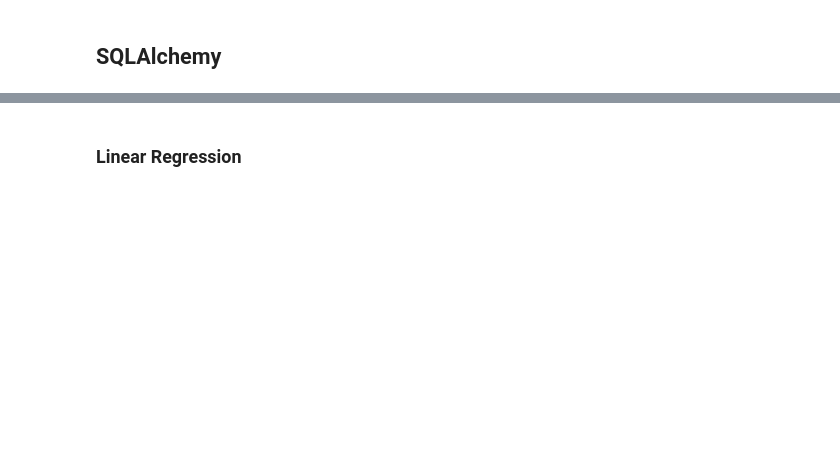
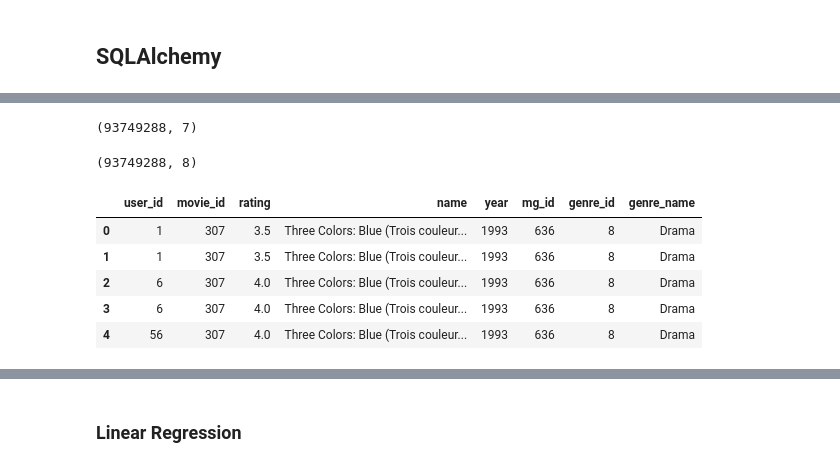
Before and after one commit to HelyxM/Final-Project, a Jupyter notebook: movies_ML_Analysis.ipynb, the cells around one changed output, grey strips where cells are left out. Drawn from its saved outputs; the diff is of its cells as text; code cells hidden in the pictures; blank space fills up the shorter version.

```diff
--- a/movies_ML_Analysis.ipynb
+++ b/movies_ML_Analysis.ipynb
@@ -176,5 +182,0 @@ genres_df.to_csv('Resources/genres.csv', sep ='\t', index=False,header=True)
-# %%
-# Loading data
-file_path = Path("Resources/ratings_clean.csv")
-ratings_df = pd.read_csv(file_path)
-ratings_df.head()
@@ -187 +216,20 @@ movies_ratings_df.to_csv('Resources/Movie_Ratings.csv', sep ='\t', index=False,h
+# %%
+movies_ratings_mvgenres_df.shape
+# %% [output]
+(93749288, 7)
+# %%
+movies_ratings_genres_df = movies_ratings_mvgenres_df.merge(genres_df, left_on = "genre_id", right_on = "genre_id")
+
+movies_ratings_genres_df.shape
+# %% [output]
+(93749288, 8)
+# %%
+movies_ratings_genres_df.head()
+# %% [output]
+|  | user_id | movie_id | rating | name | year | mg_id | genre_id | genre_name |
+| 0 | 1 | 307 | 3.5 | Three Colors: Blue (Trois couleur... | 1993 | 636 | 8 | Drama |
+| 1 | 1 | 307 | 3.5 | Three Colors: Blue (Trois couleur... | 1993 | 636 | 8 | Drama |
+| 2 | 6 | 307 | 4.0 | Three Colors: Blue (Trois couleur... | 1993 | 636 | 8 | Drama |
+| 3 | 6 | 307 | 4.0 | Three Colors: Blue (Trois couleur... | 1993 | 636 | 8 | Drama |
+| 4 | 56 | 307 | 4.0 | Three Colors: Blue (Trois couleur... | 1993 | 636 | 8 | Drama |
 # %%
```
Also changed, not shown: parts of 43 cells of this notebook.
